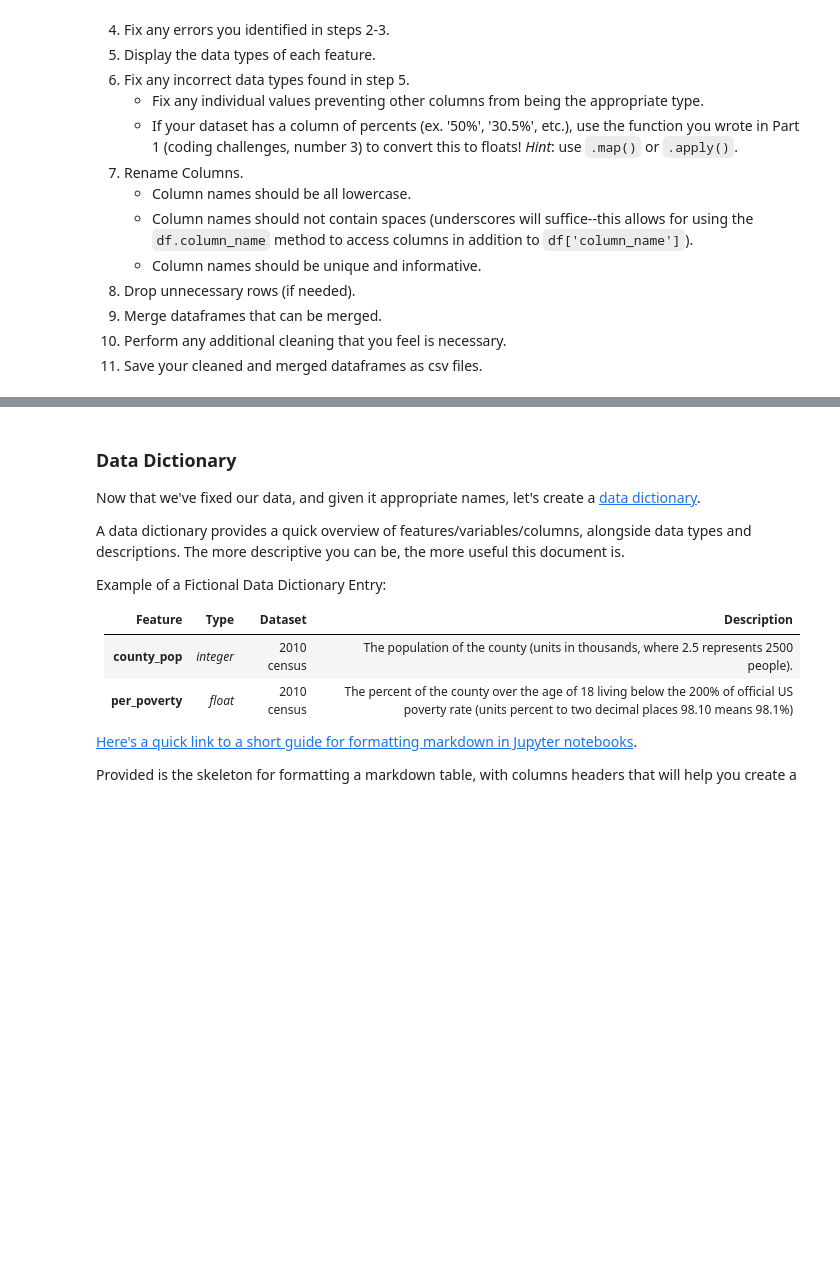
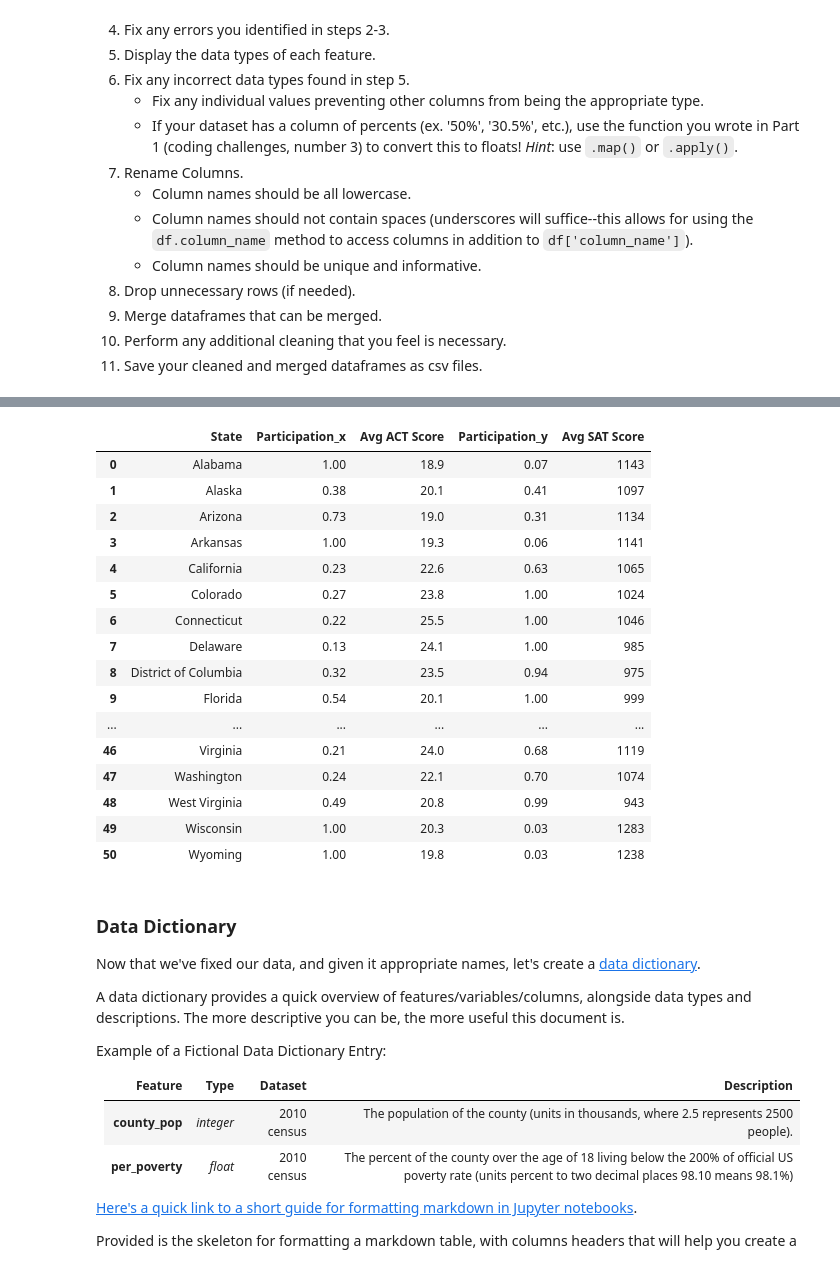
Before and after one commit to jlu7922/Standardized-Test-Analysis, a Jupyter notebook: code/starter-code-Jason.ipynb, the cells around one changed output, grey strips where cells are left out. Drawn from its saved outputs; the diff is of its cells as text; code cells hidden in the pictures; blank space fills up the shorter version.

```diff
--- a/code/starter-code-Jason.ipynb
+++ b/code/starter-code-Jason.ipynb
@@ -126,0 +346,6 @@ Import the datasets that you selected for this project and go through the follow
+# %%
+act_2019['Participation'] = act_2019['Participation'].astype('string')
+act_2019['Participation'] = act_2019['Participation'].map(data_clean)
+act_2019['Participation'] = act_2019['Participation'].astype('float')
+
+act_2019.head()
@@ -126,0 +388,9 @@ Import the datasets that you selected for this project and go through the follow
+# %%
+sat_2019['Participation Rate'] = sat_2019['Participation Rate'].map(lambda participation: np.nan if participation == '—' else participation)
+sat_2019.dropna(inplace = True)
+
+sat_2019['Participation Rate'] = sat_2019['Participation Rate'].astype('string')
+sat_2019['Participation Rate'] = sat_2019['Participation Rate'].map(data_clean)
+sat_2019['Participation Rate'] = sat_2019['Participation Rate'].astype('float')
+
+sat_2019.head()
@@ -126,0 +414,5 @@ Import the datasets that you selected for this project and go through the follow
+# %%
+act_2019.rename(columns = {'Composite' : 'Avg ACT Score'}, inplace=True)
+# %%
+sat_2019.rename(columns = {'Participation Rate' : 'Participation',
+                           'Total' : 'Avg SAT Score'}, inplace=True)
@@ -126,0 +527,22 @@ Import the datasets that you selected for this project and go through the follow
+# %%
+state = pd.merge(left = act_2019, right = sat_2019, on = 'State')
+
+state
+# %% [output]
+|  | State | Participation_x | Avg ACT Score | Participation_y | Avg SAT Score |
+| 0 | Alabama | 1.00 | 18.9 | 0.07 | 1143 |
+| 1 | Alaska | 0.38 | 20.1 | 0.41 | 1097 |
+| 2 | Arizona | 0.73 | 19.0 | 0.31 | 1134 |
+| 3 | Arkansas | 1.00 | 19.3 | 0.06 | 1141 |
+| 4 | California | 0.23 | 22.6 | 0.63 | 1065 |
+| 5 | Colorado | 0.27 | 23.8 | 1.00 | 1024 |
+| 6 | Connecticut | 0.22 | 25.5 | 1.00 | 1046 |
+| 7 | Delaware | 0.13 | 24.1 | 1.00 | 985 |
+| 8 | District of Columbia | 0.32 | 23.5 | 0.94 | 975 |
+| 9 | Florida | 0.54 | 20.1 | 1.00 | 999 |
+| ... | ... | ... | ... | ... | ... |
+| 46 | Virginia | 0.21 | 24.0 | 0.68 | 1119 |
+| 47 | Washington | 0.24 | 22.1 | 0.70 | 1074 |
+| 48 | West Virginia | 0.49 | 20.8 | 0.99 | 943 |
+| 49 | Wisconsin | 1.00 | 20.3 | 0.03 | 1283 |
+| 50 | Wyoming | 1.00 | 19.8 | 0.03 | 1238 |
```
Also changed, not shown: parts of 52 cells of this notebook.
